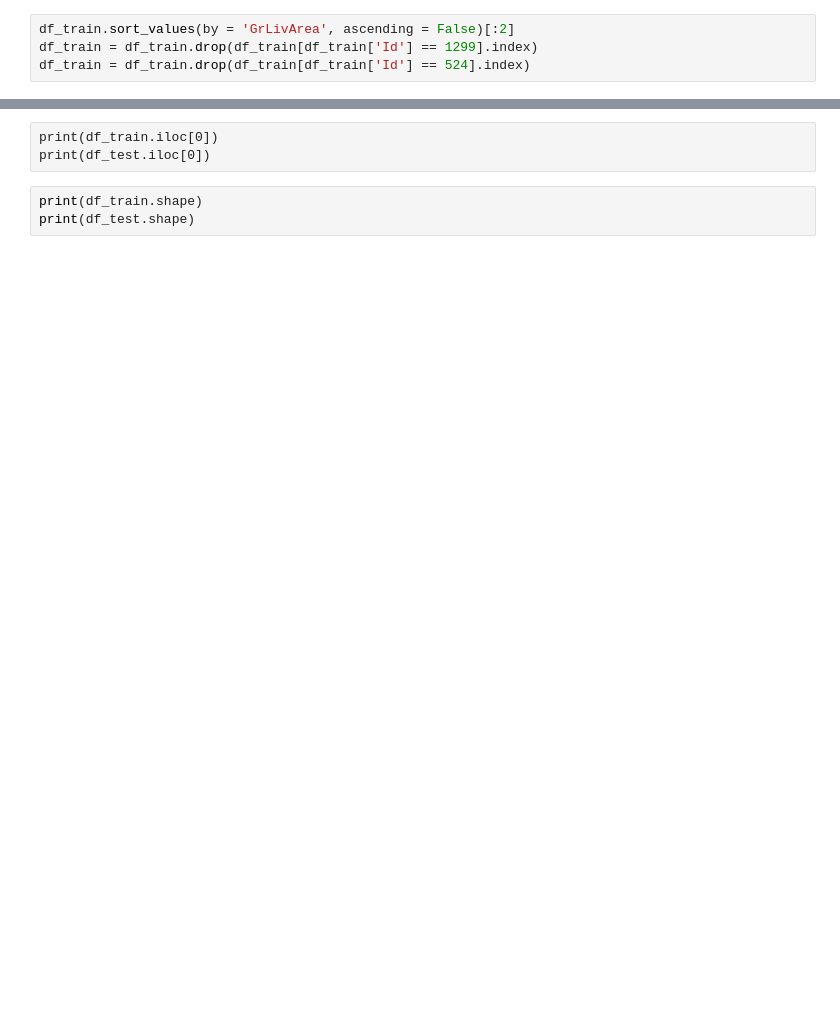
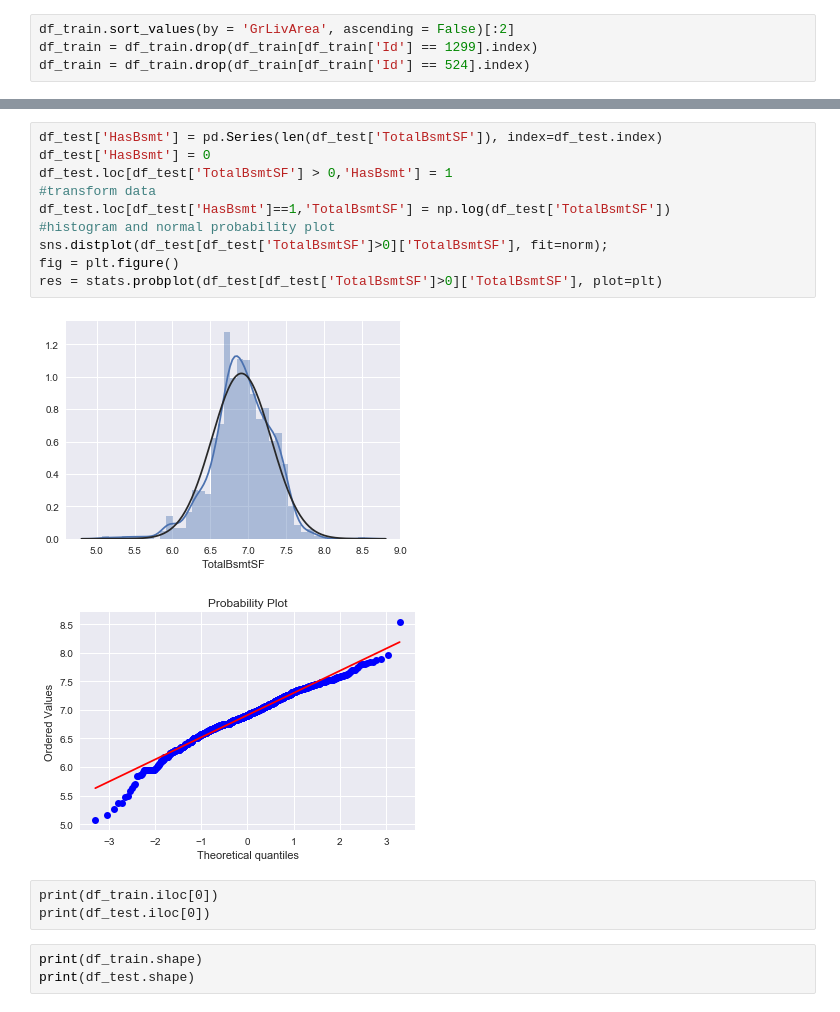
Before and after one commit to Hamifthi/100_days_of_machinelearning, a Jupyter notebook: House prices/Data explotary.ipynb, the cells around one changed output, grey strips where cells are left out. Drawn from its saved outputs; the diff is of its cells as text; blank space fills up the shorter version.

```diff
--- a/House prices/Data explotary.ipynb
+++ b/House prices/Data explotary.ipynb
@@ -194,3 +215,16 @@ res = stats.probplot(df_train[df_train['TotalBsmtSF']>0]['TotalBsmtSF'], plot=pl
+# %%
+df_test['HasBsmt'] = pd.Series(len(df_test['TotalBsmtSF']), index=df_test.index)
+df_test['HasBsmt'] = 0
+df_test.loc[df_test['TotalBsmtSF'] > 0,'HasBsmt'] = 1
+#transform data
+df_test.loc[df_test['HasBsmt']==1,'TotalBsmtSF'] = np.log(df_test['TotalBsmtSF'])
+#histogram and normal probability plot
+sns.distplot(df_test[df_test['TotalBsmtSF']>0]['TotalBsmtSF'], fit=norm);
+fig = plt.figure()
+res = stats.probplot(df_test[df_test['TotalBsmtSF']>0]['TotalBsmtSF'], plot=plt)
+# %% [output]
+[figure, added]
+[figure, added]
 # %% [raw]
 print(df_train.iloc[0])
 print(df_test.iloc[0])
```
Also changed, not shown: parts of 13 cells of this notebook.
